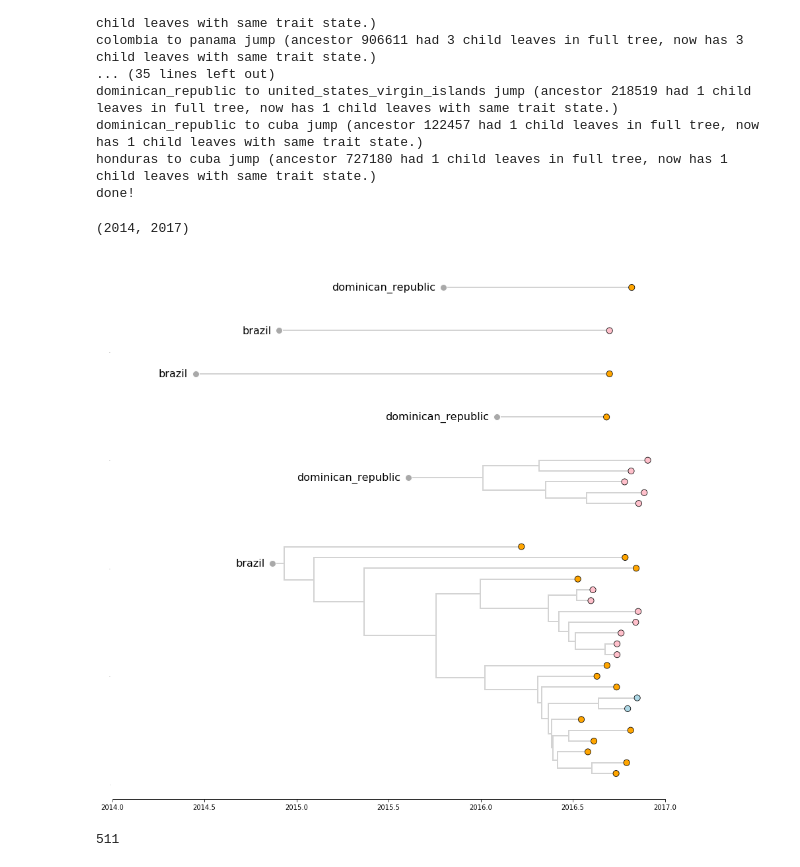
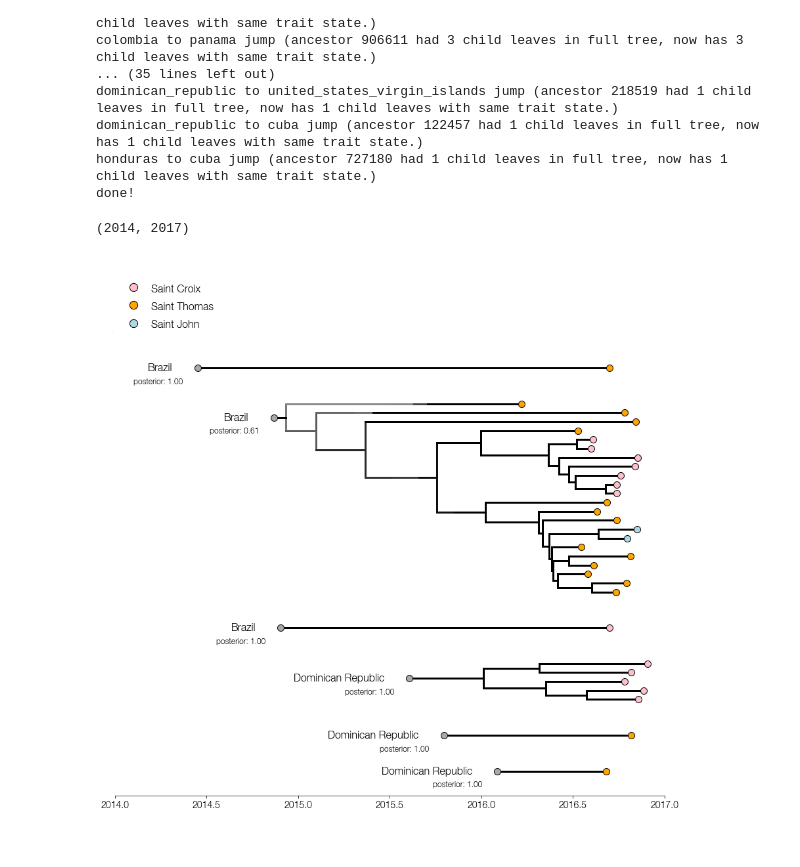
Before and after one commit to blab/zika-usvi, a Jupyter notebook: scripts/tree-plotting.ipynb, the cells around one changed output. Cells and saved outputs as stored; diff of their text form; code cells hidden in the pictures.

```diff
--- a/scripts/tree-plotting.ipynb
+++ b/scripts/tree-plotting.ipynb
@@ -13,6 +13,18 @@ import numpy as np
 import matplotlib as mpl
 from matplotlib import pyplot as plt
 
-from matplotlib import font_manager as fm
-fm.findfont('Helvetica')
+#from matplotlib import font_manager as fm
+#fm.findfont('Helvetica')
+
+#designate which font to use. To use others just use different ttf files
+#if ttf files not already in there, may need to do fondu conversion of dfont files and move in.
+font_path = '/usr/local/lib/python2.7/site-packages/matplotlib/mpl-data/fonts/ttf/HelveticaNeueThin.ttf'
+font_properties = fm.FontProperties(fname=font_path)
+print font_properties
+mpl.rcParams['font.family'] = font_properties.get_name()
+
+#designate some font characteristics
+mpl.rcParams['font.weight']=100
+mpl.rcParams['axes.labelweight']=100
+mpl.rcParams['font.size']=14
 # %% [output]
@@ -375,14 +387,28 @@ with open('/Users/alliblk/Desktop/gitrepos/zika-usvi/data/fastas/zika_usvi_parti
 #print within_country_trees['united_states_virgin_islands']
 #print subtree_sizes['united_states_virgin_islands']
 usvi_island_colors = {'saint_croix': 'pink', 'saint_thomas': 'orange' ,'saint_john': 'lightblue'}
+labeling_dict = {'dominican_republic':'Dominican Republic', 'brazil': 'Brazil'}
 
+colorbarTextSize=30 ## add colourbars
+colorbarTickLabelSize=24
+colorbarWidth=0.02
+colorbarHeight=0.4
+colorbarIncrement=0.08
+
+#ax2 = fig.add_axes([colorbarIncrement*4, 0.13, colorbarHeight, colorbarWidth]) ## add dummy axes
+#mpl.colorbar.ColorbarBase(ax2, cmap=mpl.cm.Greys,orientation='horizontal')
+#color_map = [mpl.cm.Greys(x) for x in np.linspace(0.0,1.0,10)])
+
+#####
 
 fig,ax = plt.subplots(figsize=(15,15),facecolor='w')
-branchWidth=2 ## default branch width
-tipSize = 70
+branchWidth=3 ## default branch width
+tipSize = 100
 
 cumulative_y = 0
-for origin,subtree in within_country_trees['united_states_virgin_islands']: #iterating over introductions to the USVI
+#for origin,subtree in within_country_trees['united_states_virgin_islands']: #iterating over introductions to the USVI
+#for origin,subtree in sorted(within_country_trees['united_states_virgin_islands'],key=lambda x: (len(x[1].leaves), x[1].root.absoluteTime),reverse=True):
+for origin,subtree in sorted(within_country_trees['united_states_virgin_islands'],key=lambda x: (x[1].root.absoluteTime,len(x[1].leaves)),reverse=True):
     for k in subtree.Objects:
         x = k.absoluteTime
         y = k.y
@@ -391,13 +417,14 @@ for origin,subtree in within_country_trees['united_states_virgin_islands']: #ite
         else:
             xp = k.parent.absoluteTime
 
-        branch_color='lightgrey'
+        #branch_color='lightgrey'
+        branch_color = mpl.cm.Greys(k.traits['country.states.prob'])
 
         if isinstance(k,bt.leaf): ## leaves have circles at tips
             island = usvi_specific_island[k.name.split('|')[0]]
             color = usvi_island_colors[island]
-            ax.scatter(x,y+cumulative_y,s=tipSize,facecolor=color,edgecolor='none',zorder=100) ## plot tip circle
-            ax.scatter(x,y+cumulative_y,s=tipSize+30,facecolor='k',edgecolor='none',zorder=99)
+            ax.scatter(x,y+cumulative_y,s=tipSize,facecolor=color,edgecolor='black',zorder=100) ## plot tip circle
+            #ax.scatter(x,y+cumulative_y,s=tipSize+50,facecolor='k',edgecolor='none',zorder=99)
 
         elif isinstance(k,bt.node): ## nodes have vertical lines
             child1_y=k.children[0].y
@@ -406,38 +433,45 @@ for origin,subtree in within_country_trees['united_states_virgin_islands']: #ite
         ax.plot([x,xp],[y+cumulative_y,y+cumulative_y],color=branch_color,lw=branchWidth,zorder=98) ## plot branch
 
     min_node_x = min(k.absoluteTime for k in subtree.Objects)
     origin_color='darkgrey'
 
     if subtree.Objects[0].absoluteTime==None:
+        origin_prob = subtree.Objects[0].traits['country.states.prob']
         origin_x=subtree.Objects[0].absoluteTime #sending country has same x coord as root in receiving country.
         origin_y=subtree.Objects[0].y+cumulative_y #and same for the y coordinates
     else:
+        origin_prob = subtree.Objects[0].traits['country.states.prob']
         origin_x=subtree.Objects[0].parent.absoluteTime
         origin_y=subtree.Objects[0].y+cumulative_y
 
     if origin!='ancestor': ## add text if not dealing with the very first introduction into the americas
-        ax.text(origin_x-15/365.0,origin_y,'{}'.format(origin),ha='right',va='center', size=16) ## uncomment to plot text at the beginning of the subtree to indicate its origin, only use with enough vertical space
-        ax.scatter(origin_x,origin_y,100,facecolor=origin_color,edgecolor='w',lw=1,zorder=200) ## circle at the base of the subtree to indicate origin
+        ax.text(origin_x-50/365.0,origin_y,'{}'.format(labeling_dict[origin]),ha='right',va='center', size=16) #label origin country
+        ax.text(origin_x-30/365.0,origin_y-1.5,'posterior: {0:.2f}'.format(origin_prob),ha='right',va='center', size=12)
+        ax.scatter(origin_x,origin_y,100,facecolor=origin_color,edgecolor='black',lw=1,zorder=200) ## circle at the base of the subtree to indicate origin
         ax.plot([min_node_x,origin_x],[origin_y,origin_y],color=branch_color,lw=branchWidth,zorder=98)
 
     cumulative_y+=max([x.y for x in subtree.Objects])+3 ## increment y position
 
 #Remove lines from sides of plot that I don't like
 ax.spines['top'].set_visible(False)
 ax.spines['right'].set_visible(False)
 ax.spines['left'].set_visible(False)
 #ax.spines['bottom'].set_visible(False)
 
+#make legend
+ax.scatter(2014.1,55,s=150,facecolor=usvi_island_colors['saint_croix'],edgecolor='black',zorder=10) ## plot circle for node
+ax.scatter(2014.1,53,s=150,facecolor=usvi_island_colors['saint_thomas'],edgecolor='black',zorder=10) ## plot black circle underneath
+ax.scatter(2014.1,51,s=150,facecolor=usvi_island_colors['saint_john'],edgecolor='black',zorder=10) ## plot circle for node
+
+ax.text(2014.2,54.5, 'Saint Croix', size=16)
+ax.text(2014.2,52.5, 'Saint Thomas', size=16)
+ax.text(2014.2,50.5, 'Saint John', size=16)
+
 ax.tick_params(axis='y',labelsize=0,size=0)
 ax.tick_params(axis='top',labelsize=0,size=0)
 
 ax.set_xlim(2014,2017)
 #ax.set_ylim(-5,len(linked_list.Objects)/2+10)
 # %% [output]
 (2014, 2017)
-[figure, old version]
+[figure, new version]
-# %%
-print len(linked_list.Objects)
-print
-# %% [output]
-511
```
Also changed, not shown: parts of 12 cells of this notebook, 1 other file.
